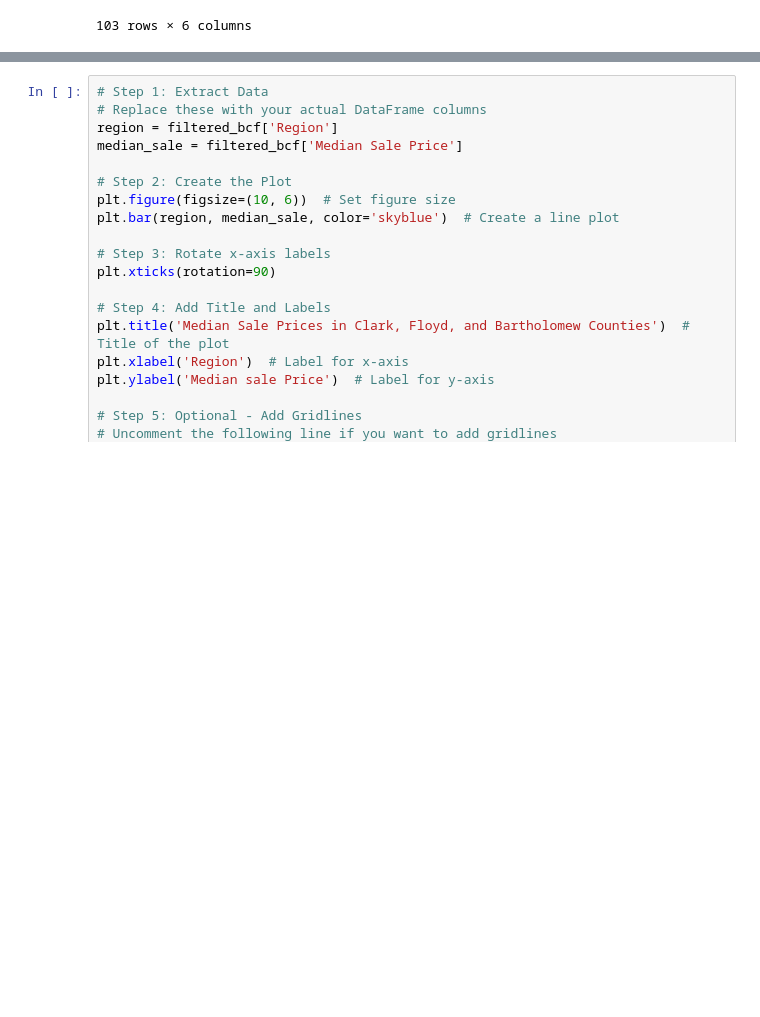
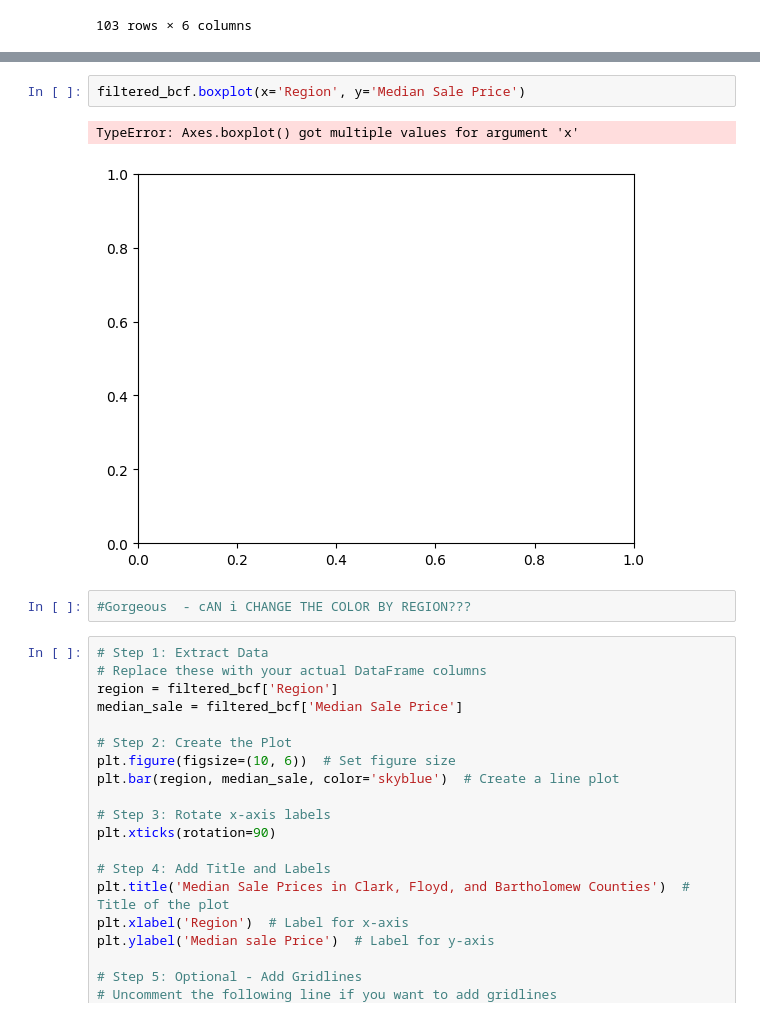
Before and after one commit to RachTheRad/SoIN_Housing_Analysis, a Jupyter notebook: HouAna_Capstone.ipynb, the cells around one changed output, grey strips where cells are left out. Cells and saved outputs as stored; diff of their text form; blank space fills up the shorter version.

```diff
--- a/HouAna_Capstone.ipynb
+++ b/HouAna_Capstone.ipynb
@@ -900,3 +955,10 @@ filtered_bcf
+# %%
+filtered_bcf.boxplot(x='Region', y='Median Sale Price')
+# %% [output]
+TypeError: Axes.boxplot() got multiple values for argument 'x'
+[figure, added]
+# %%
+#Gorgeous  - cAN i CHANGE THE COLOR BY REGION???
 # %%
 # Step 1: Extract Data
 # Replace these with your actual DataFrame columns
```
Also changed, not shown: parts of 8 cells of this notebook.
